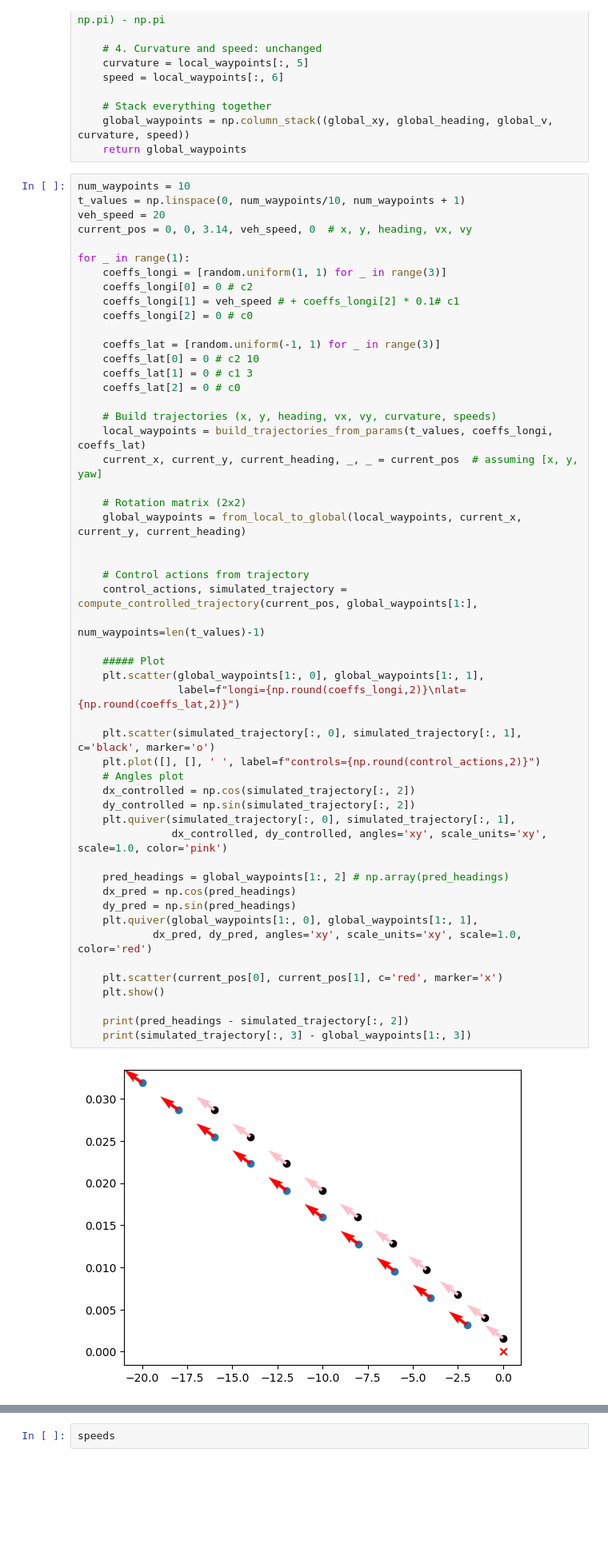
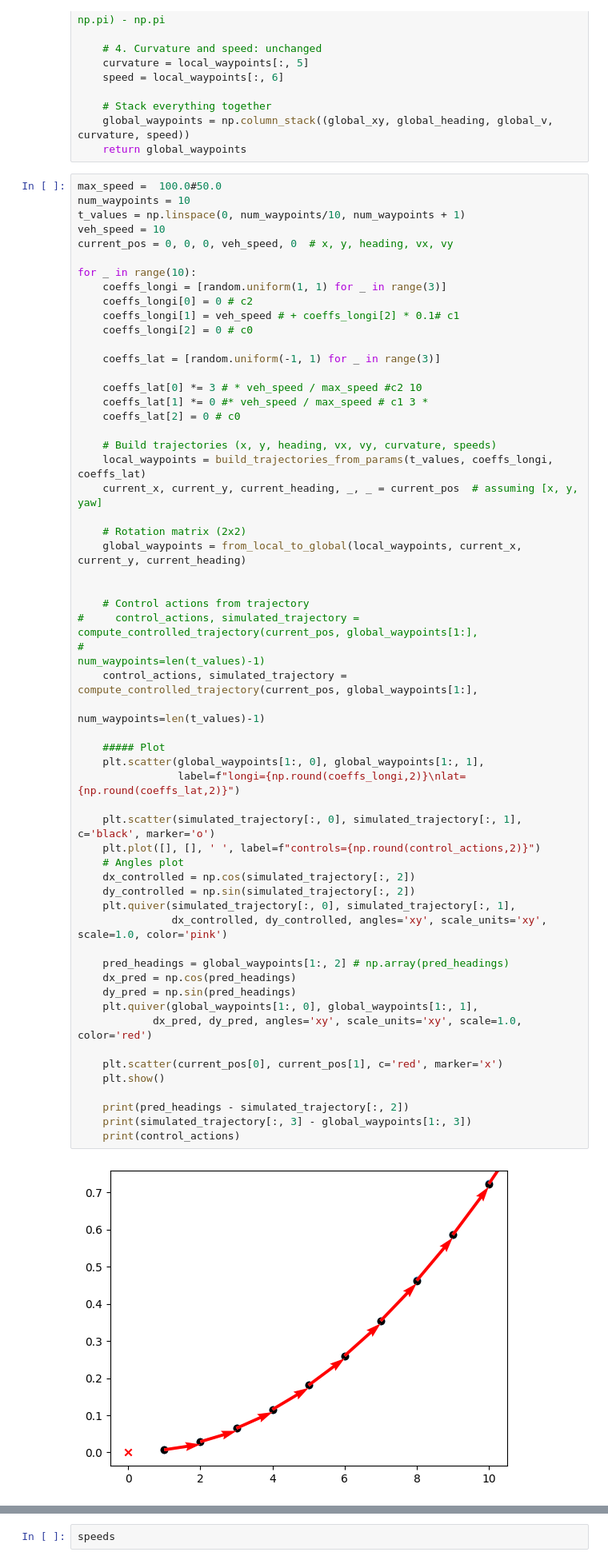
Before and after one commit to Victorbares/PufferDrive, a Jupyter notebook: debile.ipynb, the cells around one changed output, grey strips where cells are left out. Shown: that part at 80% size. Drawn from its saved outputs; the diff is of its cells as text; blank space fills up the shorter version.

```diff
--- a/debile.ipynb
+++ b/debile.ipynb
@@ -366,20 +389,22 @@ def from_local_to_global(local_waypoints, current_x, current_y, current_heading)
     global_waypoints = np.column_stack((global_xy, global_heading, global_v, curvature, speed))
     return global_waypoints
 # %%
+max_speed =  100.0#50.0
 num_waypoints = 10
 t_values = np.linspace(0, num_waypoints/10, num_waypoints + 1)
-veh_speed = 20
-current_pos = 0, 0, 3.14, veh_speed, 0  # x, y, heading, vx, vy
+veh_speed = 10
+current_pos = 0, 0, 0, veh_speed, 0  # x, y, heading, vx, vy
 
-for _ in range(1):
+for _ in range(10):
     coeffs_longi = [random.uniform(1, 1) for _ in range(3)]
     coeffs_longi[0] = 0 # c2
     coeffs_longi[1] = veh_speed # + coeffs_longi[2] * 0.1# c1
     coeffs_longi[2] = 0 # c0
 
     coeffs_lat = [random.uniform(-1, 1) for _ in range(3)]
-    coeffs_lat[0] = 0 # c2 10
-    coeffs_lat[1] = 0 # c1 3
+
+    coeffs_lat[0] *= 3 # * veh_speed / max_speed #c2 10
+    coeffs_lat[1] *= 0 #* veh_speed / max_speed # c1 3 *
     coeffs_lat[2] = 0 # c0
 
     # Build trajectories (x, y, heading, vx, vy, curvature, speeds)
@@ -391,31 +416,34 @@ for _ in range(1):
 
 
     # Control actions from trajectory
+#     control_actions, simulated_trajectory = compute_controlled_trajectory(current_pos, global_waypoints[1:],
+#                                                                           num_waypoints=len(t_values)-1)
     control_actions, simulated_trajectory = compute_controlled_trajectory(current_pos, global_waypoints[1:],
                                                                           num_waypoints=len(t_values)-1)
 
     ##### Plot
     plt.scatter(global_waypoints[1:, 0], global_waypoints[1:, 1],
                 label=f"longi={np.round(coeffs_longi,2)}\nlat={np.round(coeffs_lat,2)}")
 
     plt.scatter(simulated_trajectory[:, 0], simulated_trajectory[:, 1], c='black', marker='o')
     plt.plot([], [], ' ', label=f"controls={np.round(control_actions,2)}")
     # Angles plot
     dx_controlled = np.cos(simulated_trajectory[:, 2])
     dy_controlled = np.sin(simulated_trajectory[:, 2])
     plt.quiver(simulated_trajectory[:, 0], simulated_trajectory[:, 1],
                dx_controlled, dy_controlled, angles='xy', scale_units='xy', scale=1.0, color='pink')
 
     pred_headings = global_waypoints[1:, 2] # np.array(pred_headings)
     dx_pred = np.cos(pred_headings)
     dy_pred = np.sin(pred_headings)
     plt.quiver(global_waypoints[1:, 0], global_waypoints[1:, 1],
             dx_pred, dy_pred, angles='xy', scale_units='xy', scale=1.0, color='red')
 
     plt.scatter(current_pos[0], current_pos[1], c='red', marker='x')
     plt.show()
 
     print(pred_headings - simulated_trajectory[:, 2])
     print(simulated_trajectory[:, 3] - global_waypoints[1:, 3])
+    print(control_actions)
 # %% [output]
-[figure, old version]
+[figure, new version]
```
Also changed, not shown: parts of 4 cells of this notebook, 4 other files.
